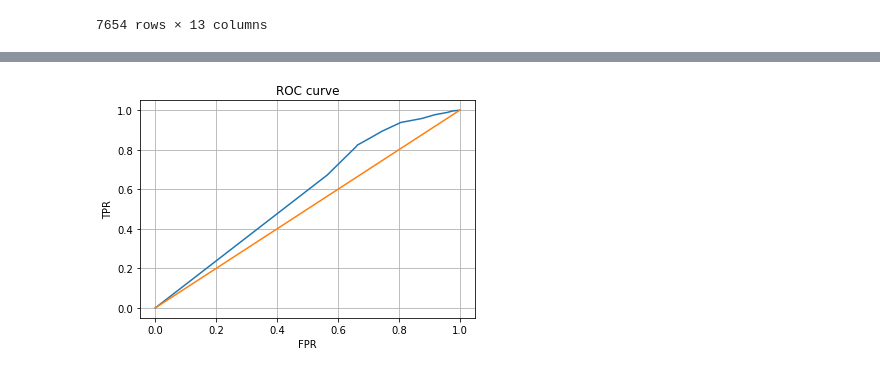
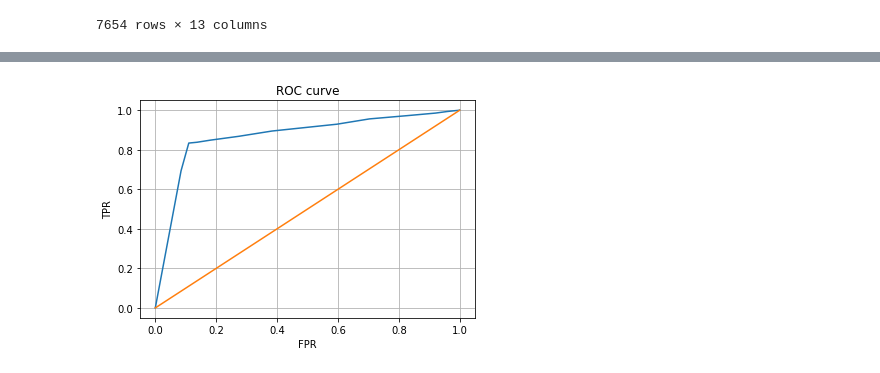
Before and after one commit to GuillaumePv/Fuzzymatch, a Jupyter notebook: fuzzymatch_ngram.ipynb, the cells around one changed output, grey strips where cells are left out. Drawn from its saved outputs; the diff is of its cells as text; code cells hidden in the pictures.

Commit message:
create measurement graphs

```diff
--- a/fuzzymatch_ngram.ipynb
+++ b/fuzzymatch_ngram.ipynb
@@ -30,7 +30,8 @@ df
 7654 rows × 13 columns
 # %%
 x = df[["x_id","x_name"]]
-y = df[['y_id','y_name']]
+y = df[['y_id','y_name',"eval"]]
+del df['eval']
 # %%
 x_final = x.drop_duplicates()
 y_final = y.drop_duplicates()
@@ -167,6 +164,7 @@ df_test
 # %%
 df_final = df_test.merge(df, how="left",left_on="x_id", right_on="x_id")
-df_final = df_final.drop(columns=['eval','set_ratio','sort_ratio','ratio','overlap','soundex','score','max','reverse'])
-df_final['status'] = ["yes" if s >=0.5 else "no" for s in df_final['conf']]
+df_final = df_final.drop(columns=['set_ratio','sort_ratio','ratio','overlap','soundex','score','max','reverse'])
+df_final['eval_fuzz'] = [1 if s >=0.5 else 0 for s in df_final['conf']]
 df_final
+#eval column
 # %% [output]
@@ -189,43 +215,42 @@ cuteoff = np.arange(0,1.1,0.05)
 #cuteoff = [0.4,0.5,0.6,0.7,0.8]
 list_tpr = []
 list_fpr = []
-for i in cuteoff:
-    print(f'cuteoff: {i}')
+list_accuracy = []
+for j in cuteoff:
+    print(f'cuteoff: {j}')
     df_final = df_test.merge(df, how="left",left_on="x_id", right_on="x_id")
-    df_final = df_final.drop(columns=['eval','set_ratio','sort_ratio','ratio','overlap','soundex','score','max','reverse'])
-    df_final['status'] = ["yes" if s >=i else "no" for s in df_final['conf']]
+    df_final = df_final.drop(columns=['set_ratio','sort_ratio','ratio','overlap','soundex','score','max','reverse'])
+    df_final['eval_fuzz'] = [1 if s >=j else 0 for s in df_final['conf']]
     TP = 0
     TN = 0
     FP = 0
     FN = 0
     for i in range(len(df_final[:])):
-        if df_final['y_id_x'].loc[i] == df_final['y_id_y'].loc[i] and df_final['status'].loc[i] == "yes":
+        if df_final['eval_fuzz'].loc[i] == 1 and df_final['eval'].loc[i] == 1:
             TP += 1
-        elif df_final['y_id_x'].loc[i] == df_final['y_id_y'].loc[i] and df_final['status'].loc[i] == "no":
+        elif df_final['eval_fuzz'].loc[i] == 0 and df_final['eval'].loc[i] == 0:
+            TN += 1
+        elif df_final['eval_fuzz'].loc[i] == 0 and df_final['eval'].loc[i] == 1:
             FN += 1
-        elif df_final['y_id_x'].loc[i] != df_final['y_id_y'].loc[i] and df_final['status'].loc[i] == "no":
-            TN += 1
-        elif df_final['y_id_x'].loc[i] != df_final['y_id_y'].loc[i] and df_final['status'].loc[i] == "yes":
+        else:
             FP += 1
+
+    TPR = TP / (TP+FN)
+    FPR = FP / (TN+FP)
+    list_tpr.append(TPR)
+    list_fpr.append(FPR)
+    accuracy_score = round(TP/len(df_final[:]),4)
+    list_accuracy.append(accuracy_score)
+    print(f'Accuracy score: {accuracy_score*100}%') #accuracy score: 77%
+    #print(f'TPR: {TPR}')
+    #print(f'FPR: {FPR}')
 
     #print(f'TP score: {TP}')
     #print(f'FP score: {FP}')
     #print(f'TN score: {TN}')
     #print(f'FN score: {FN}')
-    TPR = TP / (TP+FN)
-    FPR = FP / (TN+FP)
-    list_tpr.append(TPR)
-    list_fpr.append(FPR)
-    accuracy_score = round(TP/len(df_final[:]),4)
-    #print(f'Accuracy score: {accuracy_score*100}%') #accuracy score: 77%
-    print(f'TPR: {TPR}')
-    print(f'FPR: {FPR}')
-    #print(f'TP score: {TP}')
-    #print(f'FP score: {FP}')
-    #print(f'TN score: {TN}')
-    #print(f'FN score: {FN}')
 
-#create ROC curve
+#ROC curve
 line = np.arange(0,1.1,0.1)
 fig = plt.figure()
 plt.plot(list_fpr,list_tpr)
@@ -235,6 +260,36 @@ plt.title('ROC curve')
 plt.xlabel('FPR')
 plt.ylabel('TPR')
 plt.show()
-fig.savefig('fuzzymatching_roccurve.png')
+fig.savefig('plots/fuzzymatching_roccurve.png')
+
+# accuracy score vs cuteoff
+fig = plt.figure()
+plt.plot(list_accuracy,cuteoff)
+plt.grid(True)
+plt.title('Accuracy score vs cuteoff')
+plt.xlabel('cuteoff')
+plt.ylabel('Accuracy score')
+plt.show()
+fig.savefig('plots/accuracy_vs_cuteoff.png')
+fig = plt.figure()
+
+#FPR vs cuteoff
+plt.plot(list_fpr,cuteoff)
+plt.grid(True)
+plt.title('FPR vs cuteoff')
+plt.xlabel('cuteoff')
+plt.ylabel('FPR')
+plt.show()
+fig.savefig('plots/FPR_vs_cuteoff.png')
+
+# TPR vs cuteoffs
+fig = plt.figure()
+plt.plot(list_tpr,cuteoff)
+plt.grid(True)
+plt.title('TPR vs cuteoff')
+plt.xlabel('cuteoff')
+plt.ylabel('TPR')
+plt.show()
+fig.savefig('plots/TPR_vs_cuteoff.png')
 # %% [output]
 cuteoff: 0.0
@@ -257 +312 @@ FPR: 0.0
-[figure, old version]
+[figure, new version]
```
Also changed, not shown: parts of 7 cells of this notebook, 5 other files.
